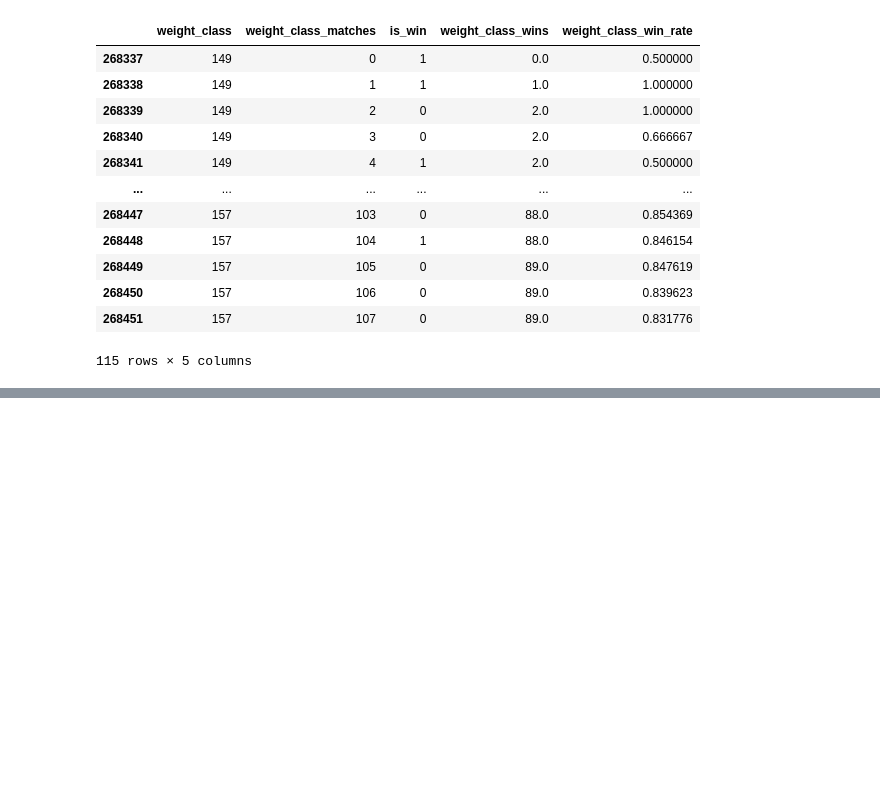
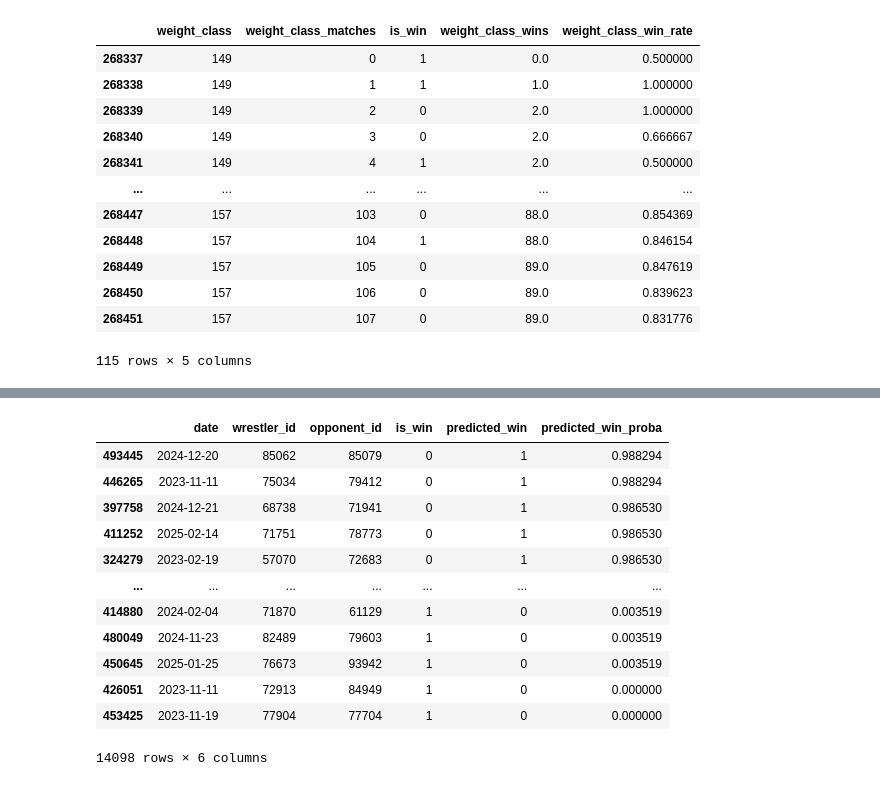
Before and after one commit to Silver0524/NCAA-Wrestling-Predictor, a Jupyter notebook: notebooks/decision_tree.ipynb, the cells around one changed output, grey strips where cells are left out. Drawn from its saved outputs; the diff is of its cells as text; code cells hidden in the pictures; blank space fills up the shorter version.

Commit message:
Decision tree model testing

```diff
--- a/notebooks/decision_tree.ipynb
+++ b/notebooks/decision_tree.ipynb
@@ -632,9 +698,16 @@ def engineer_all_features(df):
 # %%
 def prepare_data_for_modeling(df):
     """Prepare data for logistic regression modeling"""
-    priority_features = [
-        # priority features for modeling
+    non_feature_cols = [
+        'duration_seconds', 'point_differential',
+        'wrestler_score', 'opponent_score',
+        'result', 'result_type', 'is_overtime',
+        'bonus_win', 'close_match', 'h2h_key',
+        'season', 'year', 'wrestler', 'opponent',
+        'event', 'wrestler_school', 'opponent_school'
     ]
+
+    priority_features = [col for col in df.columns if col not in non_feature_cols + ['is_win', 'date']]
 
     # Remove rows with NaN values in priority features
     df_clean = df.dropna(subset=priority_features + ['is_win'])
@@ -721,8 +794,8 @@ def train_decision_tree(X, y, feature_columns, max_depth=10, min_samples_split=2
     tree_rules = export_text(model, feature_names=feature_columns, max_depth=3)
     print(tree_rules)
 
-    return model, X_test, y_test, y_pred, y_pred_proba, split_date
+    return model, X_test, y_test, y_pred, y_pred_proba, feature_importance, split_date
 # %%
-df = engineer_all_features(raw).drop(columns=['index'])
+#df = engineer_all_features(raw).drop(columns=['index'])
 X, y, feature_cols = prepare_data_for_modeling(df)
-model, X_test, y_test, y_pred, y_pred_proba = train_decision_tree(X, y, feature_cols)
+model, X_test, y_test, y_pred, y_pred_proba, feature_importance, split_date = train_decision_tree(X, y, feature_cols)
@@ -728,0 +820,18 @@ model, X_test, y_test, y_pred, y_pred_proba = train_decision_tree(X, y, feature_
+# %%
+combined = pd.concat([X_test[['date', 'wrestler_id', 'opponent_id']], pd.DataFrame({'is_win': y_test, 'predicted_win': y_pred, 'predicted_win_proba': y_pred_proba})], axis=1)
+# %%
+combined.loc[combined['is_win'] != combined['predicted_win'], :].sort_values('predicted_win_proba', ascending=False)
+# %% [output]
+|  | date | wrestler_id | opponent_id | is_win | predicted_win | predicted_win_proba |
+| 493445 | 2024-12-20 | 85062 | 85079 | 0 | 1 | 0.988294 |
+| 446265 | 2023-11-11 | 75034 | 79412 | 0 | 1 | 0.988294 |
+| 397758 | 2024-12-21 | 68738 | 71941 | 0 | 1 | 0.986530 |
+| 411252 | 2025-02-14 | 71751 | 78773 | 0 | 1 | 0.986530 |
+| 324279 | 2023-02-19 | 57070 | 72683 | 0 | 1 | 0.986530 |
+| ... | ... | ... | ... | ... | ... | ... |
+| 414880 | 2024-02-04 | 71870 | 61129 | 1 | 0 | 0.003519 |
+| 480049 | 2024-11-23 | 82489 | 79603 | 1 | 0 | 0.003519 |
+| 450645 | 2025-01-25 | 76673 | 93942 | 1 | 0 | 0.003519 |
+| 426051 | 2023-11-11 | 72913 | 84949 | 1 | 0 | 0.000000 |
+| 453425 | 2023-11-19 | 77904 | 77704 | 1 | 0 | 0.000000 |
+14098 rows × 6 columns
```
Also changed, not shown: parts of 5 cells of this notebook.
